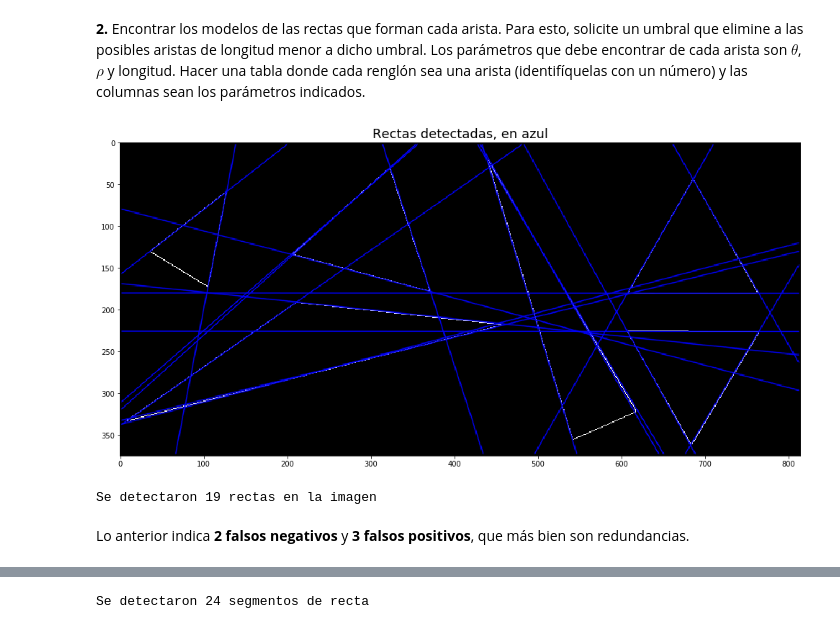
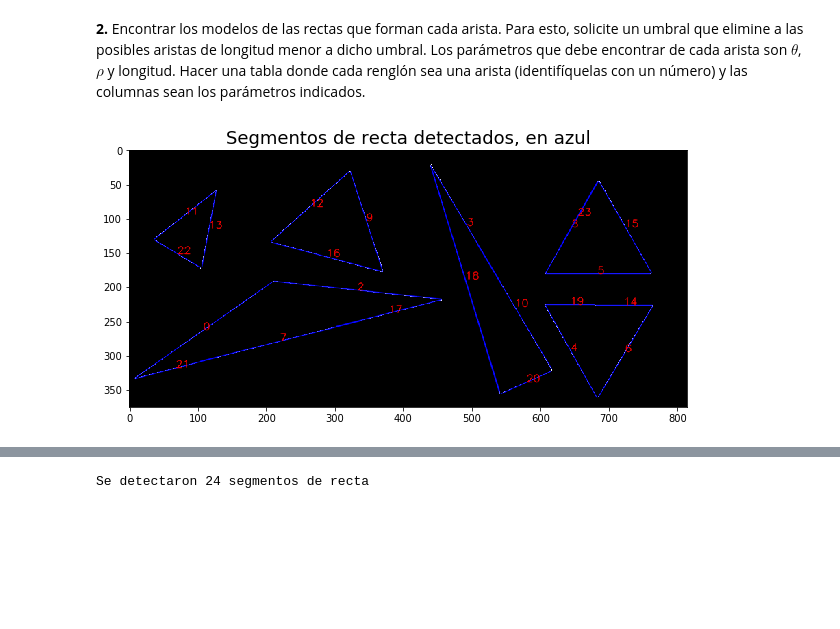
Before and after one commit to Pagutri/ProyectoAsignadoImagenes, a Jupyter notebook: Trianguleros2_DespuesDeLaLuz.ipynb, the cells around one changed output, grey strips where cells are left out. Saved outputs shown, nothing was run; the diff lists cells and outputs as text; code cells hidden in the pictures; blank space fills up the shorter version.

```diff
--- a/Trianguleros2_DespuesDeLaLuz.ipynb
+++ b/Trianguleros2_DespuesDeLaLuz.ipynb
@@ -46,29 +43,22 @@ plt.title("Contornos de la imagen a partir del algoritmo de Canny", size = 18);
 # %% [markdown]
 __2.__ Encontrar los modelos de las rectas que forman cada arista. Para esto, solicite un umbral que elimine a las posibles aristas de longitud menor a dicho umbral. Los parámetros que debe encontrar de cada arista son $\theta$, $\rho$ y longitud. Hacer una tabla donde cada renglón sea una arista (identifíquelas con un número) y las columnas sean los parámetros indicados.
-# %%
-img_con_lineas = cv.cvtColor(contor, cv.COLOR_GRAY2BGR)
-lineas = cv.HoughLines(contor, 1, np.pi / 180, 93, None, 0, 0)
-
-for i in range(len(lineas)):
-    rho = lineas[i][0][0]
-    theta = lineas[i][0][1]
-    a = math.cos(theta)
-    b = math.sin(theta)
-    x0 = a * rho
-    y0 = b * rho
-    pt1 = (int(x0 + 1000*(-b)), int(y0 + 1000*(a)))
-    pt2 = (int(x0 - 1000*(-b)), int(y0 - 1000*(a)))
-    cv.line(img_con_lineas, pt1, pt2, (0,0,255), 1, cv.LINE_AA)
+# %%
+img_con_lineasp = cv.cvtColor(contor, cv.COLOR_GRAY2BGR)
+lineas_p = cv.HoughLinesP(contor, 1, np.pi / 180, 45, None, 50, 7)
+font = cv.FONT_HERSHEY_SIMPLEX
+fontScale = 0.5
+color = (255, 0, 0)
+thickness = 1
+
+for i in range(len(lineas_p)):
+    l = lineas_p[i][0]
+    cv.line(img_con_lineasp, (l[0], l[1]), (l[2], l[3]), (0,0,255), 1, cv.LINE_AA)
+    org = ((l[0] + l[2]) // 2, (l[1] + l[3]) // 2)
+    img_con_lineasp = cv.putText(img_con_lineasp, str(i), org, font, fontScale, color, thickness, cv.LINE_AA)
 # %%
-fig = plt.figure(figsize = (20, 8))
+fig = plt.figure(figsize = (10, 5))
 fig.add_subplot(1, 1, 1)
-plt.imshow(img_con_lineas);
-plt.title("Rectas detectadas, en azul", size = 18);
+plt.imshow(img_con_lineasp);
+plt.title("Segmentos de recta detectados, en azul", size = 18);
 # %% [output]
-[figure, old version]
+[figure, new version]
-# %%
-print('Se detectaron', lineas.shape[0], 'rectas en la imagen')
-# %% [output]
-Se detectaron 19 rectas en la imagen
-# %% [markdown]
-Lo anterior indica __2 falsos negativos__ y __3 falsos positivos__, que más bien son redundancias.
```
Also changed, not shown: parts of 18 cells of this notebook.
